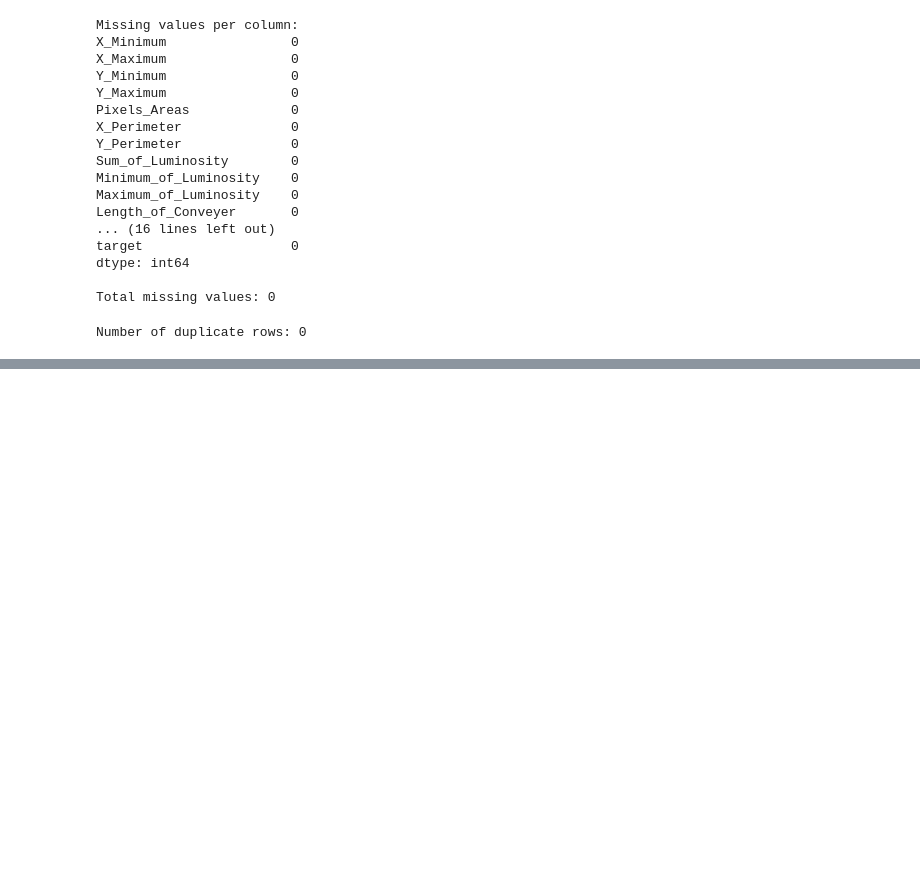
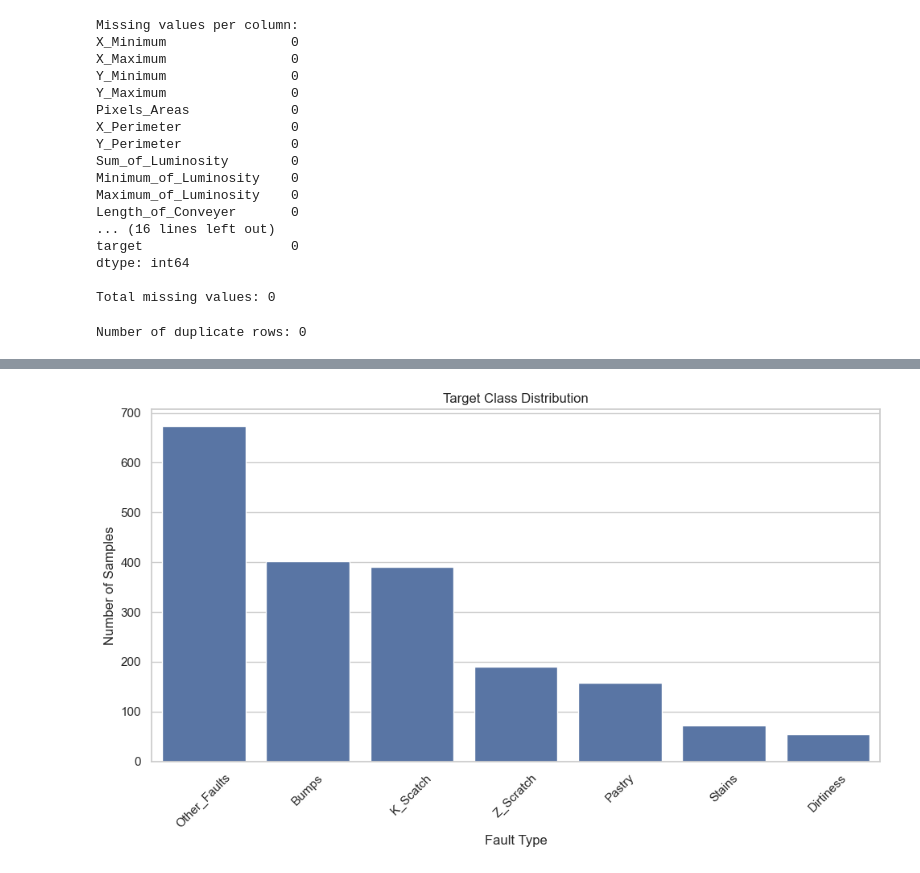
Before and after one commit to Praaneesh/PredictX_Multi_Domain_Predictive_Intelligence, a Jupyter notebook: classification.ipynb, the cells around one changed output, grey strips where cells are left out. Saved outputs shown, nothing was run; the diff lists cells and outputs as text; code cells hidden in the pictures; blank space fills up the shorter version.

Commit message:
target distribution completed

```diff
--- a/classification.ipynb
+++ b/classification.ipynb
@@ -236,0 +276,20 @@ df.describe().T
+# %%
+# Visualization
+
+plt.figure(figsize=(10, 6))
+
+sns.countplot(
+    data=df,
+    x="target",
+    order=df["target"].value_counts().index
+)
+
+plt.title("Target Class Distribution")
+plt.xlabel("Fault Type")
+plt.ylabel("Number of Samples")
+plt.xticks(rotation=45)
+
+plt.tight_layout()
+plt.show()
+# %% [output]
+[figure, added]
```
Also changed, not shown: parts of 2 cells of this notebook.
